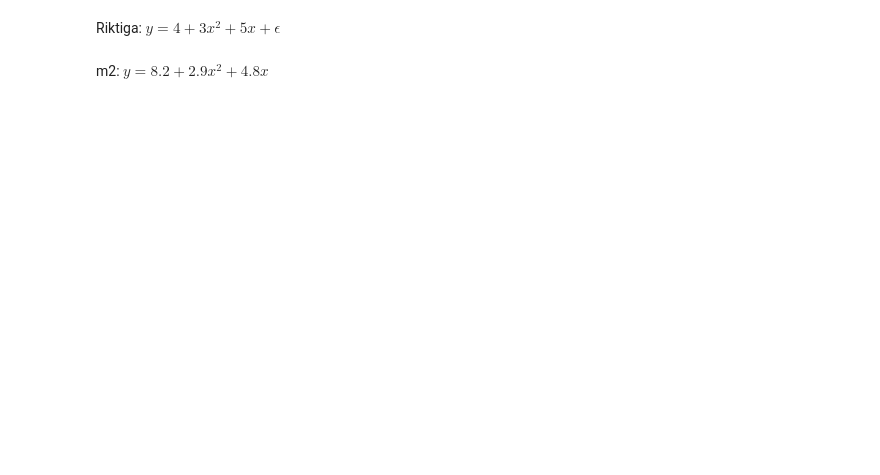
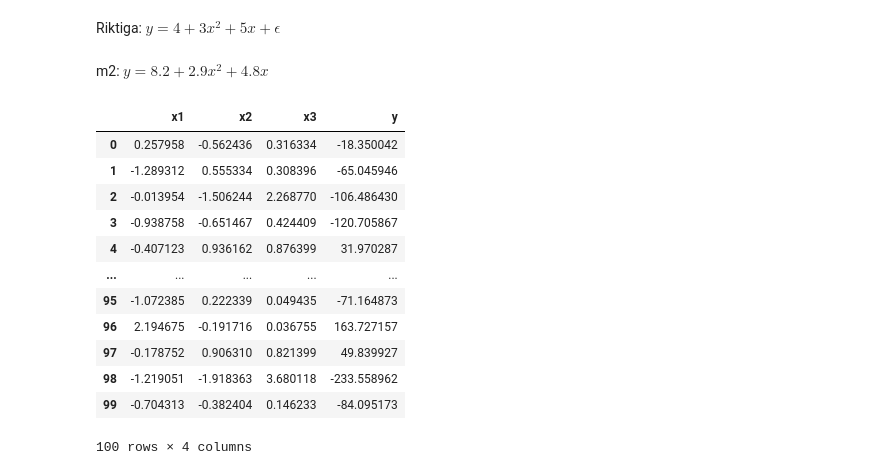
Before and after one commit to AntonioPrgomet/ds24_ml, a Jupyter notebook: l4/polynomial_regression.ipynb, the cells around one changed output. Saved outputs shown, nothing was run; the diff lists cells and outputs as text; code cells hidden in the pictures; blank space fills up the shorter version.

```diff
--- a/l4/polynomial_regression.ipynb
+++ b/l4/polynomial_regression.ipynb
@@ -70,0 +129,16 @@ m2: $y = 8.2 + 2.9x^2 + 4.8x $
+# %%
+df
+# %% [output]
+|  | x1 | x2 | x3 | y |
+| 0 | 0.257958 | -0.562436 | 0.316334 | -18.350042 |
+| 1 | -1.289312 | 0.555334 | 0.308396 | -65.045946 |
+| 2 | -0.013954 | -1.506244 | 2.268770 | -106.486430 |
+| 3 | -0.938758 | -0.651467 | 0.424409 | -120.705867 |
+| 4 | -0.407123 | 0.936162 | 0.876399 | 31.970287 |
+| ... | ... | ... | ... | ... |
+| 95 | -1.072385 | 0.222339 | 0.049435 | -71.164873 |
+| 96 | 2.194675 | -0.191716 | 0.036755 | 163.727157 |
+| 97 | -0.178752 | 0.906310 | 0.821399 | 49.839927 |
+| 98 | -1.219051 | -1.918363 | 3.680118 | -233.558962 |
+| 99 | -0.704313 | -0.382404 | 0.146233 | -84.095173 |
+100 rows × 4 columns
```
Also changed, not shown: parts of 21 cells of this notebook, 2 other files.
